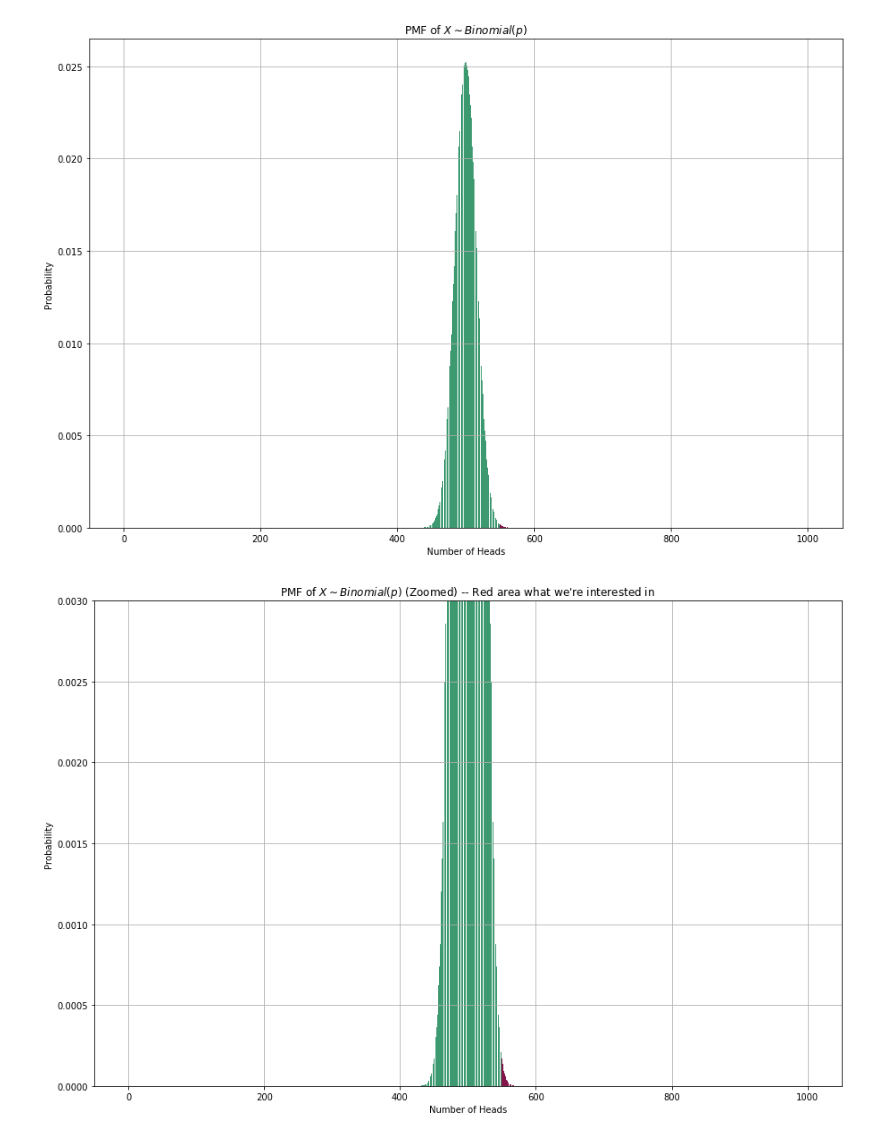
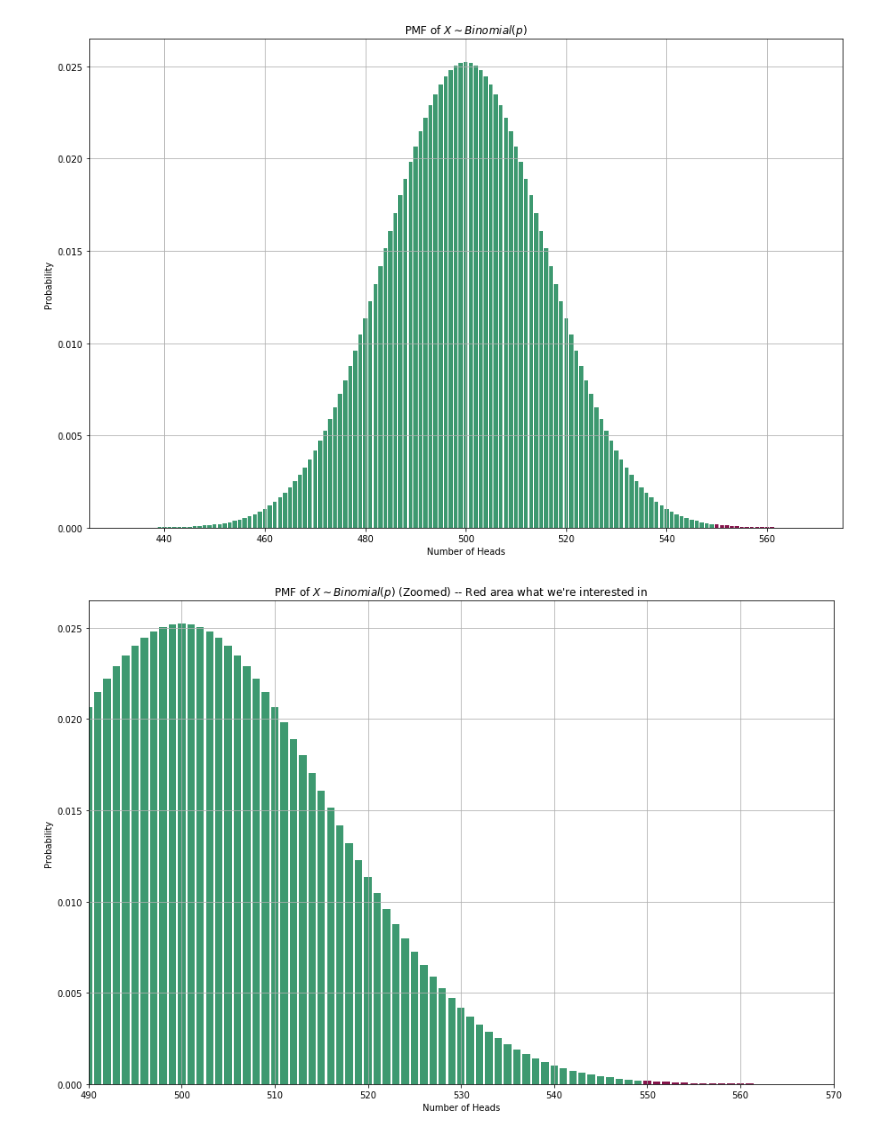
Before and after one commit to adijo/data-science-prep, a Jupyter notebook: code/Is this coin biased?.ipynb, the cells around one changed output. Cells and saved outputs as stored; diff of their text form; code cells hidden in the pictures.

Commit message:
Make plots clearer

```diff
--- a/code/Is this coin biased?.ipynb
+++ b/code/Is this coin biased?.ipynb
@@ -3,8 +3,10 @@ import operator as op
 from functools import reduce
 import matplotlib.pyplot as plt
 from pylab import rcParams
+import seaborn as sns
 %matplotlib inline
 rcParams['figure.figsize'] = 15, 10
+sns.set_style()
 # %%
 def ncr(n: int, r: int) -> int:
     r = min(r, n-r)
@@ -28,20 +31,25 @@ plt.grid()
 # %%
-plt.bar(heads, p_of_heads, color=["#3D9970" if head < 550 else "#85144b" for head in heads])
+plt.bar(
+    heads,
+    p_of_heads,
+    color=["#3D9970" if head < 550 else "#85144b" for head in heads],
+)
 plt.title("PMF of $X \sim Binomial(p)$")
 plt.xlabel("Number of Heads")
 plt.ylabel("Probability")
+plt.xlim(425, 575)
 plt.grid()
 # %% [output]
-[figure, old version]
+[figure, new version]
 # %%
 plt.bar(heads, p_of_heads, color=["#3D9970" if head < 550 else "#85144b" for head in heads])
 plt.title("PMF of $X \sim Binomial(p)$ (Zoomed) -- Red area what we're interested in")
 plt.xlabel("Number of Heads")
 plt.ylabel("Probability")
-plt.ylim(0, 0.003)
+plt.xlim(490, 570)
 plt.grid()
 # %% [output]
-[figure, old version]
+[figure, new version]
 # %%
 total_prob: float = 0
 for i in range(550, 1001):
```
Also changed, not shown: parts of 3 cells of this notebook, 1 other file.
